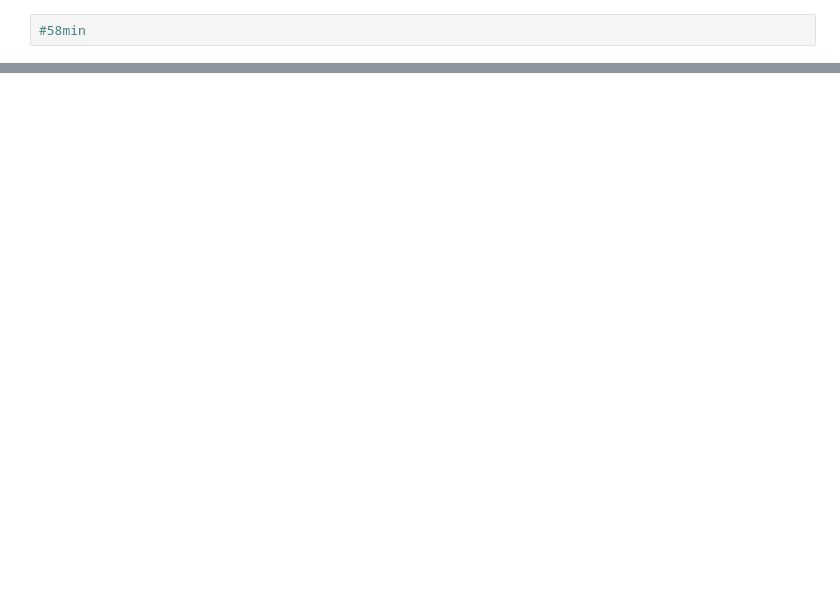
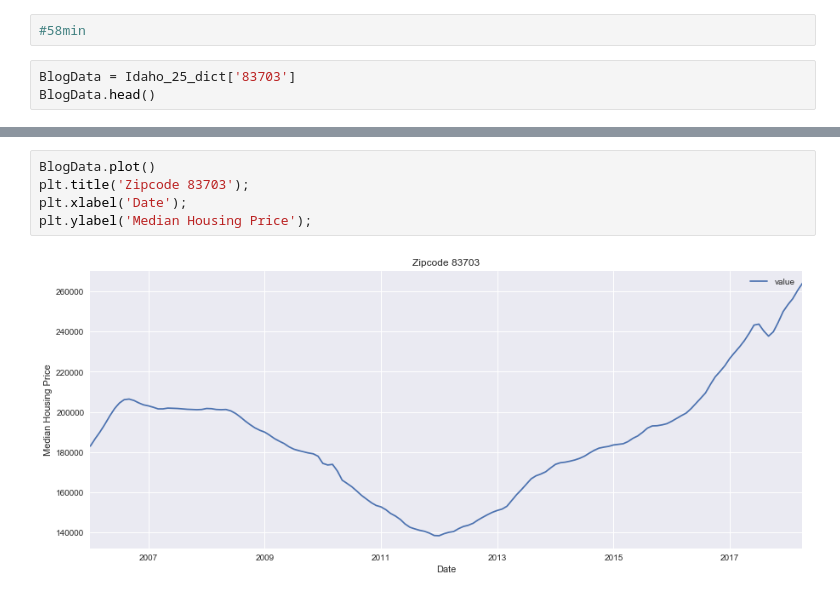
Before and after one commit to stevenkyle2013/ZillowTimeSeries, a Jupyter notebook: Main.ipynb, the cells around one changed output, grey strips where cells are left out. Cells and saved outputs as stored; diff of their text form; blank space fills up the shorter version.

Commit message:
Started working on blog figures

```diff
--- a/Main.ipynb
+++ b/Main.ipynb
@@ -1023,2 +947,5 @@ def melt_data(df):
 # %%
 #58min
+# %%
+BlogData = Idaho_25_dict['83703']
+BlogData.head()
@@ -1024,0 +959,7 @@ def melt_data(df):
+# %%
+BlogData.plot()
+plt.title('Zipcode 83703');
+plt.xlabel('Date');
+plt.ylabel('Median Housing Price');
+# %% [output]
+[figure, added]
```
Also changed, not shown: parts of 23 cells of this notebook.
